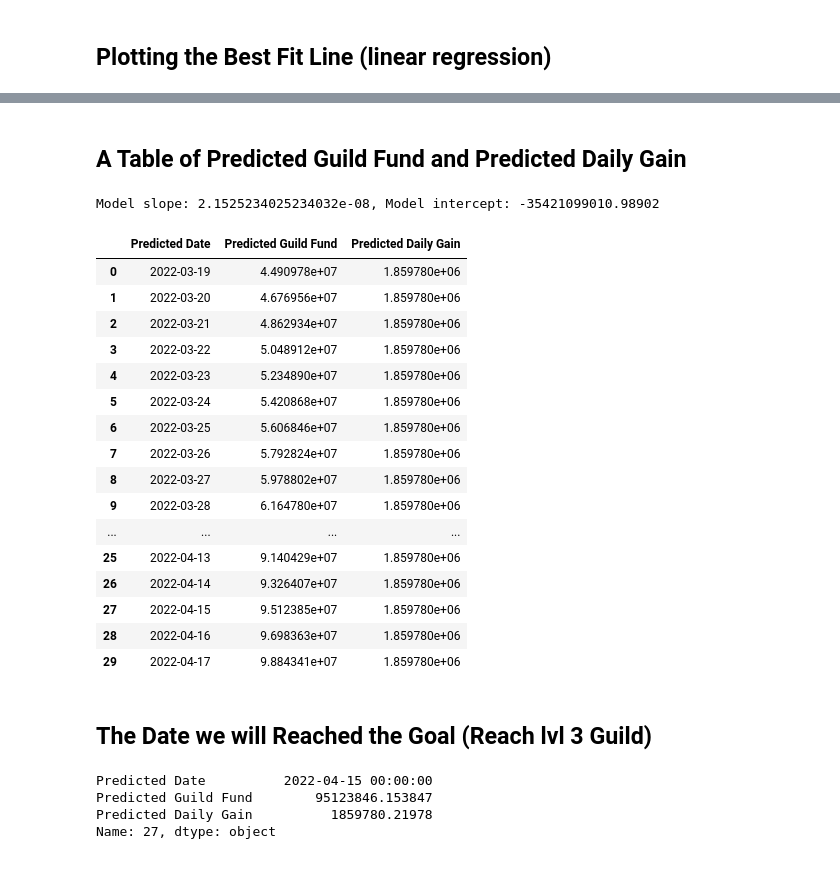
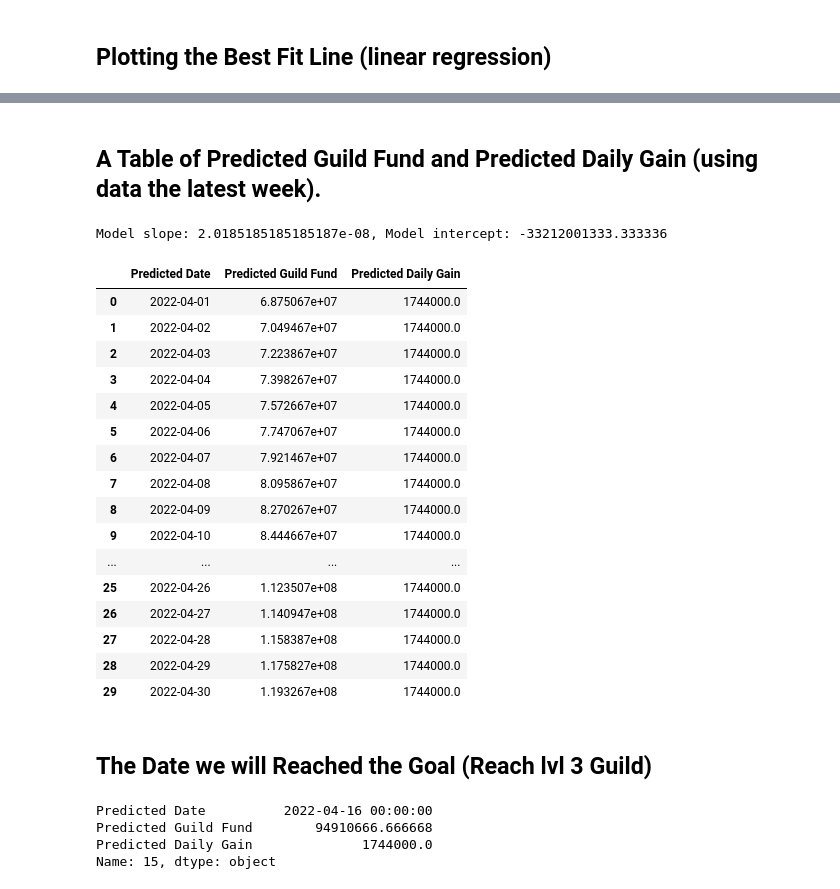
Before and after one commit to dlai211/personal, a Jupyter notebook: RO_genesis/Guild.ipynb, the cells around one changed output, grey strips where cells are left out. Drawn from its saved outputs; the diff is of its cells as text; code cells hidden in the pictures.

```diff
--- a/RO_genesis/Guild.ipynb
+++ b/RO_genesis/Guild.ipynb
@@ -14,7 +14,7 @@ import pandas as pd
 ## Current Data I Collected
 # %%
 guild_fund = [6.091e7, 6.248e7, 6.388e7, 6.595e7, 6.771e7, 6.932e7, 7.127e7, 7.357e7, 7.586e7]
-guild_fund_cont = [6.202e7, 6.372e7, 6.530e7, 6.694e7]
+guild_fund_cont = [6.202e7, 6.372e7, 6.530e7, 6.694e7, 6.852e7, 7.062e7, 7.267e7, 7.4e7, 7.545e7, 7.684e7]
 
 guild_fund_fit = [i-1.556e7 for i in guild_fund]
 guild_fund_fit = guild_fund_fit + guild_fund_cont
@@ -62,46 +66,46 @@ px.scatter(df_fit, x="Date", y="Guild Fund", text='Daily Gain', trendline="ols",
 [interactive output not drawn]
 # %% [markdown]
-## A Table of Predicted Guild Fund and Predicted Daily Gain
+## A Table of Predicted Guild Fund and Predicted Daily Gain (using data the latest week).
 # %%
 from sklearn import linear_model
 
 reg = linear_model.LinearRegression()
-reg.fit(df_fit['Date'].values.reshape(-1,1), df_fit['Guild Fund'])
+reg.fit(df_fit['Date'][-7:-1].values.reshape(-1,1), df_fit['Guild Fund'][-7:-1])
 
 print(f'Model slope: {reg.coef_[0]}, Model intercept: {reg.intercept_}')
-date_pred = pd.date_range("3/19/2022", periods=30)
+date_pred = pd.date_range("04/01/2022", periods=30)
 y_pred = reg.predict(date_pred.values.astype(float).reshape(-1,1))
 diff_pred = np.diff(y_pred).tolist()
 diff_pred = np.ones(len(y_pred))*diff_pred[0]
 
 pred = pd.DataFrame({'Predicted Date': date_pred, 'Predicted Guild Fund': y_pred, 'Predicted Daily Gain': diff_pred})
 pred
 # %% [output]
-Model slope: 2.1525234025234032e-08, Model intercept: -35421099010.98902
+Model slope: 2.0185185185185187e-08, Model intercept: -33212001333.333336
 |  | Predicted Date | Predicted Guild Fund | Predicted Daily Gain |
-| 0 | 2022-03-19 | 4.490978e+07 | 1.859780e+06 |
-| 1 | 2022-03-20 | 4.676956e+07 | 1.859780e+06 |
-| 2 | 2022-03-21 | 4.862934e+07 | 1.859780e+06 |
-| 3 | 2022-03-22 | 5.048912e+07 | 1.859780e+06 |
-| 4 | 2022-03-23 | 5.234890e+07 | 1.859780e+06 |
-| 5 | 2022-03-24 | 5.420868e+07 | 1.859780e+06 |
-| 6 | 2022-03-25 | 5.606846e+07 | 1.859780e+06 |
-| 7 | 2022-03-26 | 5.792824e+07 | 1.859780e+06 |
-| 8 | 2022-03-27 | 5.978802e+07 | 1.859780e+06 |
-| 9 | 2022-03-28 | 6.164780e+07 | 1.859780e+06 |
+| 0 | 2022-04-01 | 6.875067e+07 | 1744000.0 |
+| 1 | 2022-04-02 | 7.049467e+07 | 1744000.0 |
+| 2 | 2022-04-03 | 7.223867e+07 | 1744000.0 |
+| 3 | 2022-04-04 | 7.398267e+07 | 1744000.0 |
+| 4 | 2022-04-05 | 7.572667e+07 | 1744000.0 |
+| 5 | 2022-04-06 | 7.747067e+07 | 1744000.0 |
+| 6 | 2022-04-07 | 7.921467e+07 | 1744000.0 |
+| 7 | 2022-04-08 | 8.095867e+07 | 1744000.0 |
+| 8 | 2022-04-09 | 8.270267e+07 | 1744000.0 |
+| 9 | 2022-04-10 | 8.444667e+07 | 1744000.0 |
 | ... | ... | ... | ... |
-| 25 | 2022-04-13 | 9.140429e+07 | 1.859780e+06 |
-| 26 | 2022-04-14 | 9.326407e+07 | 1.859780e+06 |
-| 27 | 2022-04-15 | 9.512385e+07 | 1.859780e+06 |
-| 28 | 2022-04-16 | 9.698363e+07 | 1.859780e+06 |
-| 29 | 2022-04-17 | 9.884341e+07 | 1.859780e+06 |
+| 25 | 2022-04-26 | 1.123507e+08 | 1744000.0 |
+| 26 | 2022-04-27 | 1.140947e+08 | 1744000.0 |
+| 27 | 2022-04-28 | 1.158387e+08 | 1744000.0 |
+| 28 | 2022-04-29 | 1.175827e+08 | 1744000.0 |
+| 29 | 2022-04-30 | 1.193267e+08 | 1744000.0 |
 # %% [markdown]
 ## The Date we will Reached the Goal (Reach lvl 3 Guild)
 # %%
 goal = 9.459e7
 pred.iloc[pred[pred['Predicted Guild Fund'].gt(goal)].index[0]]
 # %% [output]
-Predicted Date          2022-04-15 00:00:00
-Predicted Guild Fund        95123846.153847
-Predicted Daily Gain          1859780.21978
-Name: 27, dtype: object
+Predicted Date          2022-04-16 00:00:00
+Predicted Guild Fund        94910666.666668
+Predicted Daily Gain              1744000.0
+Name: 15, dtype: object
```
Also changed, not shown: parts of 2 cells of this notebook.
